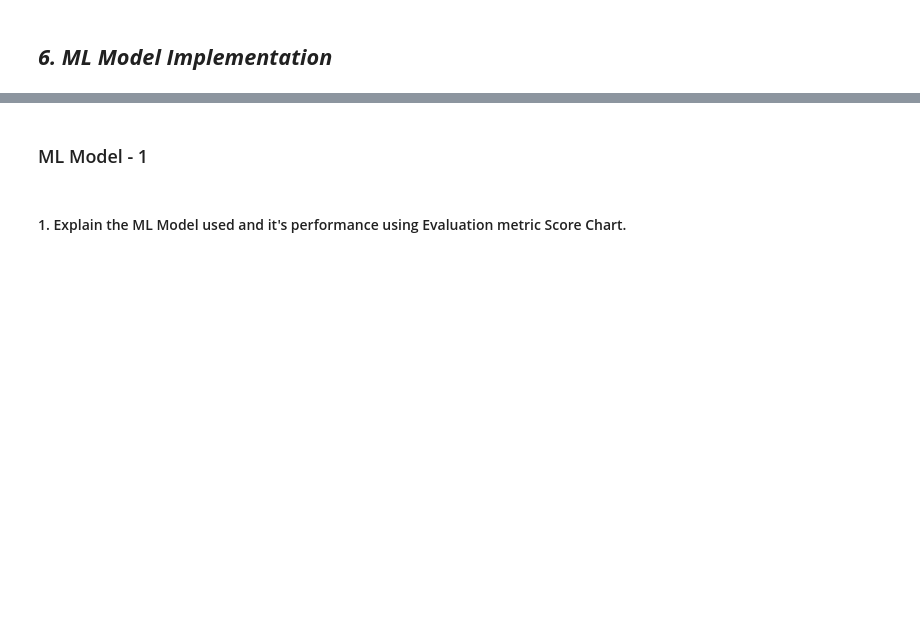
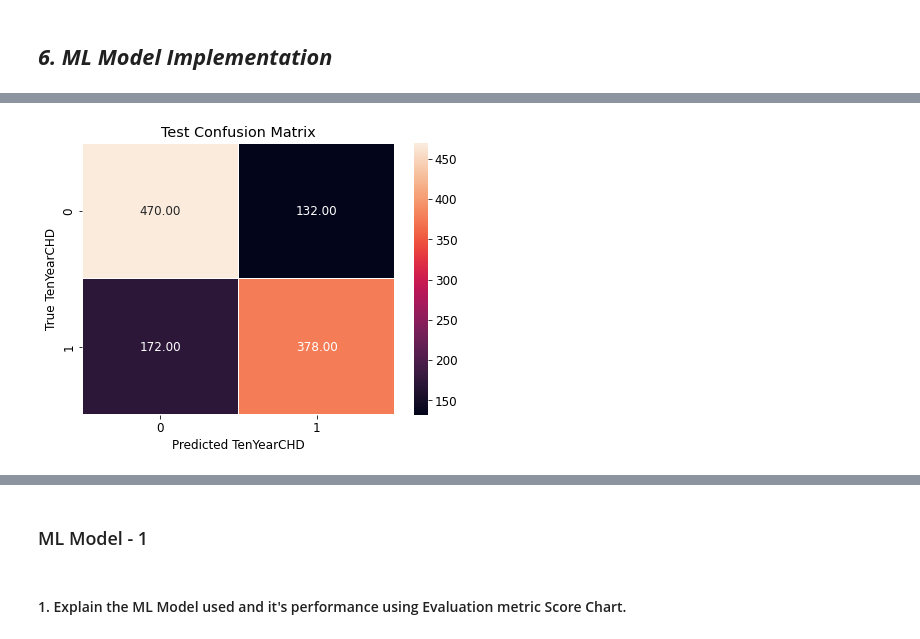
Before and after one commit to Prashant-Shaw/Cardiovascular_Risk_Prediction, a Jupyter notebook: Cardiovascular_Risk_Prediction_Capstone_Project.ipynb, the cells around one changed output, grey strips where cells are left out. Saved outputs shown, nothing was run; the diff lists cells and outputs as text; code cells hidden in the pictures; blank space fills up the shorter version.

```diff
--- a/Cardiovascular_Risk_Prediction_Capstone_Project.ipynb
+++ b/Cardiovascular_Risk_Prediction_Capstone_Project.ipynb
@@ -1032,0 +1165,5 @@ Answer Here.
+# %%
+#Checking confusion matrix for test data
+confusion_matrix_plot(cm_test_lgr, "Test Confusion Matrix")
+# %% [output]
+[figure, added]
```
Also changed, not shown: parts of 146 cells of this notebook.
